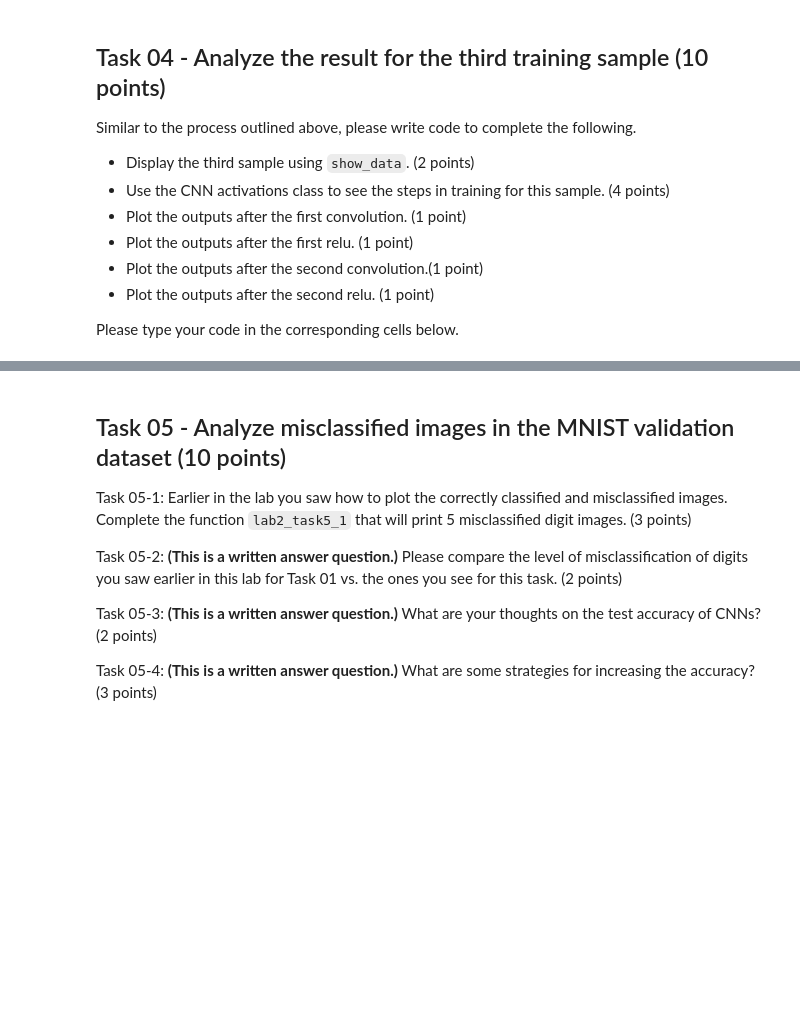
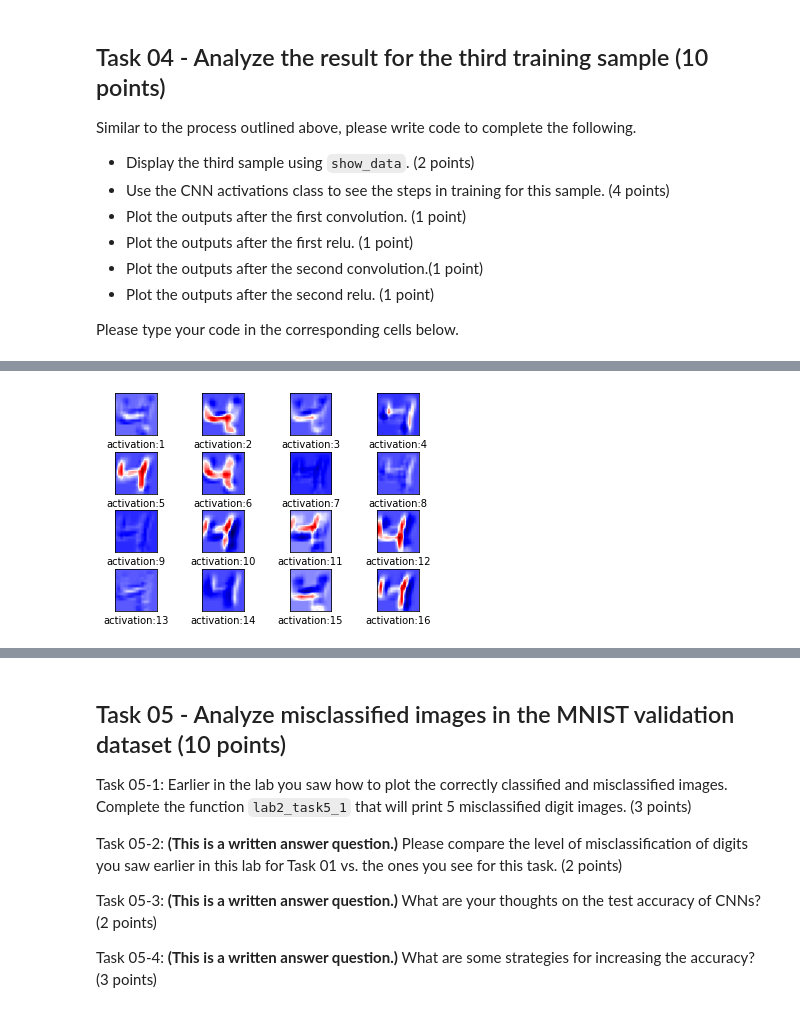
Before and after one commit to AIFictionFact/Summer2021, a Jupyter notebook: lab2-answers.ipynb, the cells around one changed output, grey strips where cells are left out. Drawn from its saved outputs; the diff is of its cells as text; code cells hidden in the pictures; blank space fills up the shorter version.

```diff
--- a/lab2-answers.ipynb
+++ b/lab2-answers.ipynb
@@ -799,6 +985,10 @@ Please type your code in the corresponding cells below.
 # %%
 # Type your code here to use the CNN activations class to see the steps in training for this sample. (4 points)
+out = model.activations(train_dataset[2][0].view(1, 1, IMAGE_SIZE, IMAGE_SIZE))
 # %%
 # Type your code here to plot the outputs after the first convolution. (1 point)
+plot_activations(out[0], number_rows=4, name="Output after the 1st CNN")
+# %% [output]
+[figure, added]
 # %%
 # Type your code here to plot the outputs after the first relu. (1 point)
```
Also changed, not shown: parts of 78 cells of this notebook.
